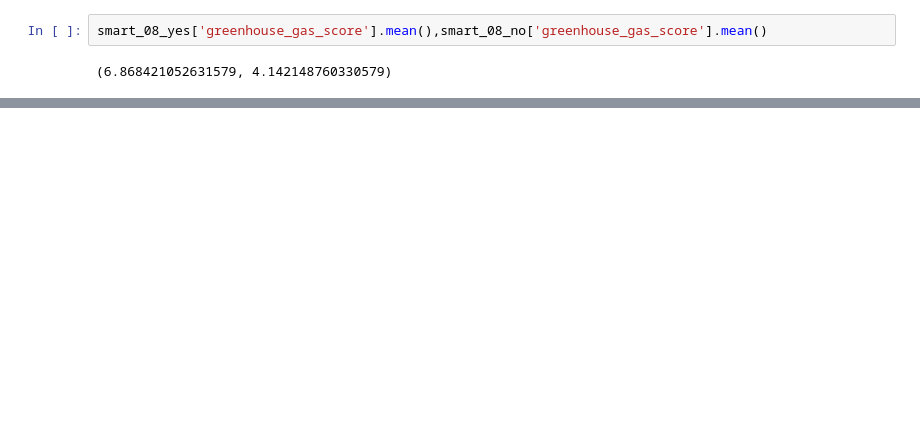
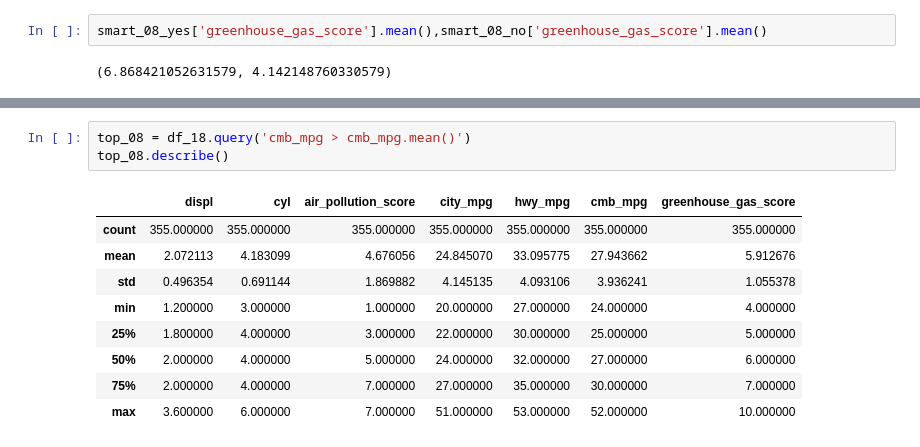
Before and after one commit to AmzadHossainrafis/fuel-economy-data-analysis, a Jupyter notebook: project_name/project.ipynb, the cells around one changed output, grey strips where cells are left out. Drawn from its saved outputs; the diff is of its cells as text; blank space fills up the shorter version.

```diff
--- a/project_name/project.ipynb
+++ b/project_name/project.ipynb
@@ -904,0 +922,13 @@ smart_18_yes['greenhouse_gas_score'].value_counts(), smart_08_yes['greenhouse_ga
+# %%
+top_08 = df_18.query('cmb_mpg > cmb_mpg.mean()')
+top_08.describe()
+# %% [output]
+|  | displ | cyl | air_pollution_score | city_mpg | hwy_mpg | cmb_mpg | greenhouse_gas_score |
+| count | 355.000000 | 355.000000 | 355.000000 | 355.000000 | 355.000000 | 355.000000 | 355.000000 |
+| mean | 2.072113 | 4.183099 | 4.676056 | 24.845070 | 33.095775 | 27.943662 | 5.912676 |
+| std | 0.496354 | 0.691144 | 1.869882 | 4.145135 | 4.093106 | 3.936241 | 1.055378 |
+| min | 1.200000 | 3.000000 | 1.000000 | 20.000000 | 27.000000 | 24.000000 | 4.000000 |
+| 25% | 1.800000 | 4.000000 | 3.000000 | 22.000000 | 30.000000 | 25.000000 | 5.000000 |
+| 50% | 2.000000 | 4.000000 | 5.000000 | 24.000000 | 32.000000 | 27.000000 | 6.000000 |
+| 75% | 2.000000 | 4.000000 | 7.000000 | 27.000000 | 35.000000 | 30.000000 | 7.000000 |
+| max | 3.600000 | 6.000000 | 7.000000 | 51.000000 | 53.000000 | 52.000000 | 10.000000 |
```
Also changed, not shown: parts of 5 cells of this notebook.
